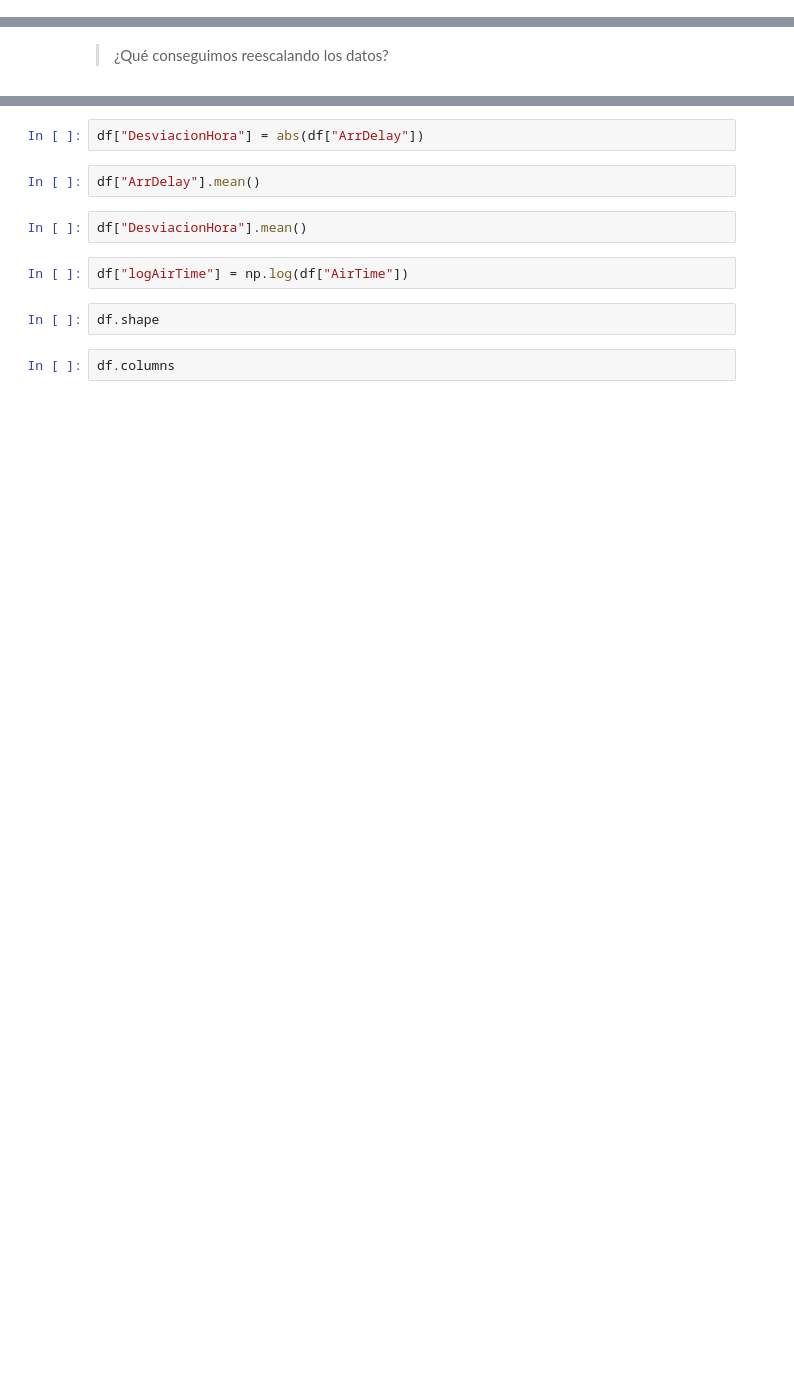
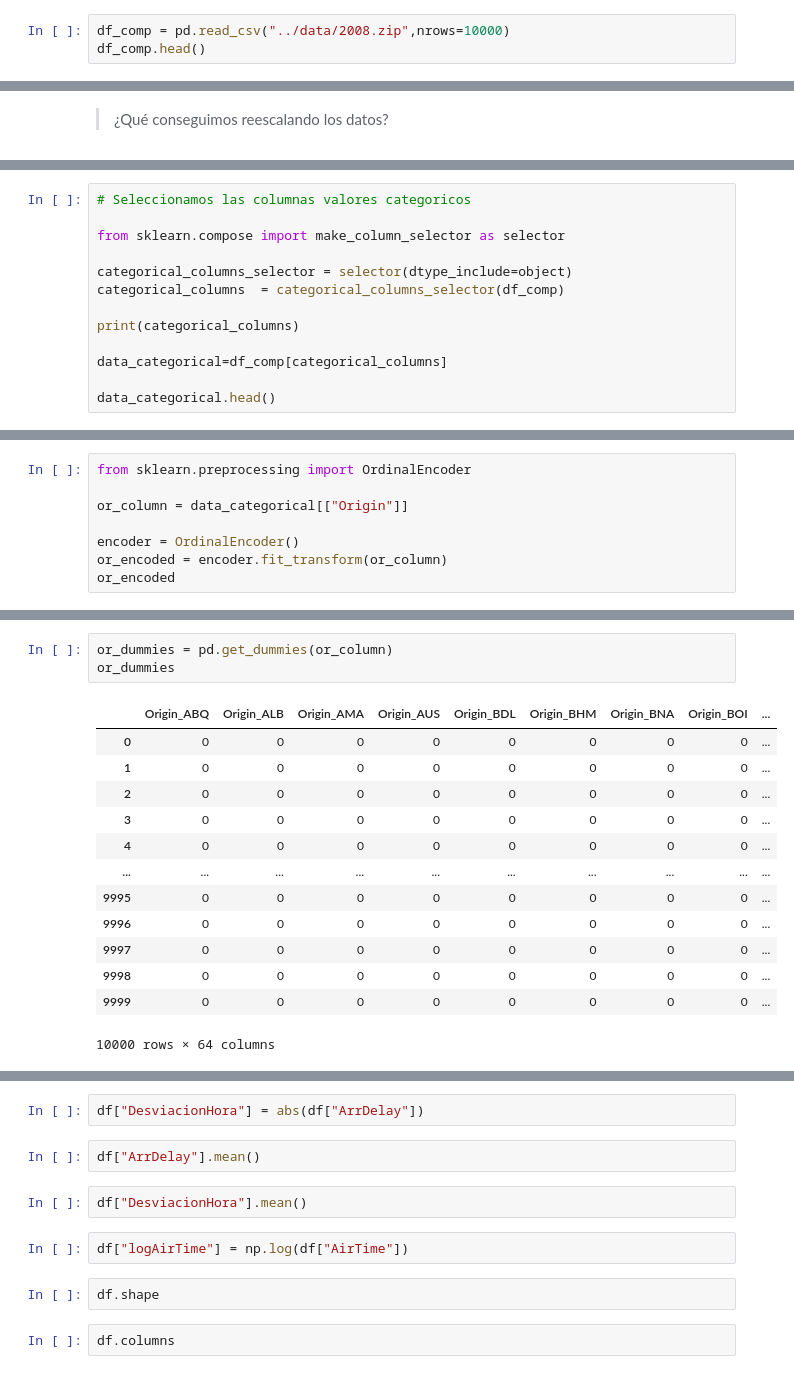
Before and after one commit to ricardoahumada/-Pythor_for_Data_Science, a Jupyter notebook: cap1/1.3.Introduccion_a_Scikitlearn.ipynb, the cells around one changed output, grey strips where cells are left out. Drawn from its saved outputs; the diff is of its cells as text; blank space fills up the shorter version.

```diff
--- a/cap1/1.3.Introduccion_a_Scikitlearn.ipynb
+++ b/cap1/1.3.Introduccion_a_Scikitlearn.ipynb
@@ -6,0 +12,3 @@ https://github.com/ricardoahumada/Python_for_Data_Science/raw/master/data/2008.z
+# %%
+df_comp = pd.read_csv("../data/2008.zip",nrows=10000)
+df_comp.head()
@@ -97,0 +458,13 @@ categorizados = est.fit_transform(df[["ArrDelay"]].dropna())
+# %%
+# Seleccionamos las columnas valores categoricos
+
+from sklearn.compose import make_column_selector as selector
+
+categorical_columns_selector = selector(dtype_include=object)
+categorical_columns  = categorical_columns_selector(df_comp)
+
+print(categorical_columns)
+
+data_categorical=df_comp[categorical_columns]
+
+data_categorical.head()
@@ -97,0 +485,8 @@ categorizados = est.fit_transform(df[["ArrDelay"]].dropna())
+# %%
+from sklearn.preprocessing import OrdinalEncoder
+
+or_column = data_categorical[["Origin"]]
+
+encoder = OrdinalEncoder()
+or_encoded = encoder.fit_transform(or_column)
+or_encoded
@@ -97,0 +565,17 @@ categorizados = est.fit_transform(df[["ArrDelay"]].dropna())
+# %%
+or_dummies = pd.get_dummies(or_column)
+or_dummies
+# %% [output]
+|  | Origin_ABQ | Origin_ALB | Origin_AMA | Origin_AUS | Origin_BDL | Origin_BHM | Origin_BNA | Origin_BOI | ... |
+| 0 | 0 | 0 | 0 | 0 | 0 | 0 | 0 | 0 | ... |
+| 1 | 0 | 0 | 0 | 0 | 0 | 0 | 0 | 0 | ... |
+| 2 | 0 | 0 | 0 | 0 | 0 | 0 | 0 | 0 | ... |
+| 3 | 0 | 0 | 0 | 0 | 0 | 0 | 0 | 0 | ... |
+| 4 | 0 | 0 | 0 | 0 | 0 | 0 | 0 | 0 | ... |
+| ... | ... | ... | ... | ... | ... | ... | ... | ... | ... |
+| 9995 | 0 | 0 | 0 | 0 | 0 | 0 | 0 | 0 | ... |
+| 9996 | 0 | 0 | 0 | 0 | 0 | 0 | 0 | 0 | ... |
+| 9997 | 0 | 0 | 0 | 0 | 0 | 0 | 0 | 0 | ... |
+| 9998 | 0 | 0 | 0 | 0 | 0 | 0 | 0 | 0 | ... |
+| 9999 | 0 | 0 | 0 | 0 | 0 | 0 | 0 | 0 | ... |
+10000 rows × 64 columns
```
Also changed, not shown: parts of 112 cells of this notebook, 3 other files.
